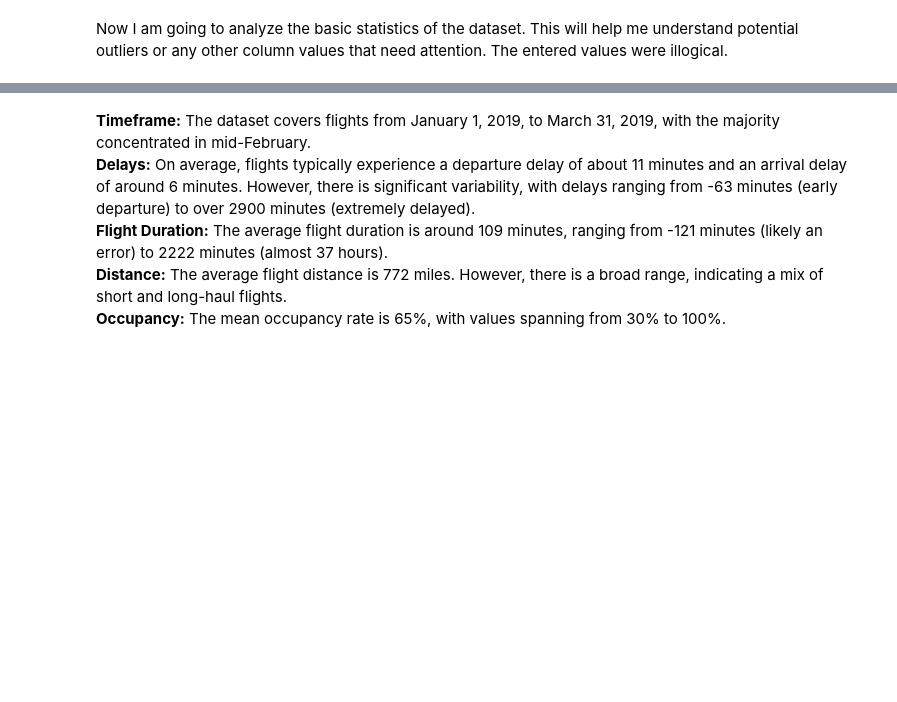
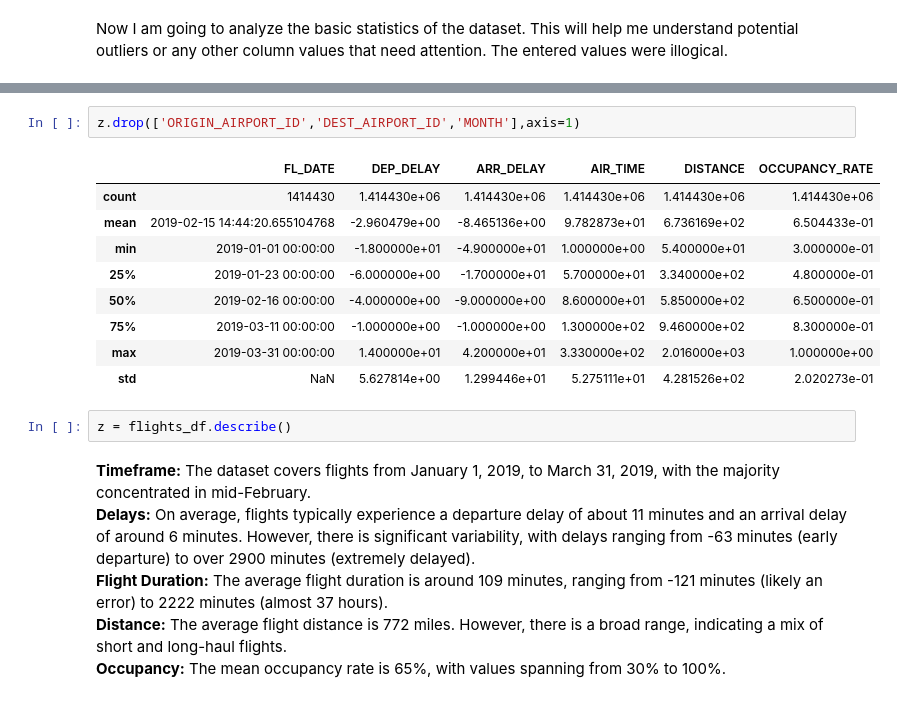
Before and after one commit to Vinay-Kota-1/Baltimore-Crime-Data-Analysis, a Jupyter notebook: C1_Vinay_Airline.ipynb, the cells around one changed output, grey strips where cells are left out. Drawn from its saved outputs; the diff is of its cells as text; blank space fills up the shorter version.

```diff
--- a/C1_Vinay_Airline.ipynb
+++ b/C1_Vinay_Airline.ipynb
@@ -344,3 +330,17 @@ flights_df.describe()
+# %%
+z.drop(['ORIGIN_AIRPORT_ID','DEST_AIRPORT_ID','MONTH'],axis=1)
+# %% [output]
+|  | FL_DATE | DEP_DELAY | ARR_DELAY | AIR_TIME | DISTANCE | OCCUPANCY_RATE |
+| count | 1414430 | 1.414430e+06 | 1.414430e+06 | 1.414430e+06 | 1.414430e+06 | 1.414430e+06 |
+| mean | 2019-02-15 14:44:20.655104768 | -2.960479e+00 | -8.465136e+00 | 9.782873e+01 | 6.736169e+02 | 6.504433e-01 |
+| min | 2019-01-01 00:00:00 | -1.800000e+01 | -4.900000e+01 | 1.000000e+00 | 5.400000e+01 | 3.000000e-01 |
+| 25% | 2019-01-23 00:00:00 | -6.000000e+00 | -1.700000e+01 | 5.700000e+01 | 3.340000e+02 | 4.800000e-01 |
+| 50% | 2019-02-16 00:00:00 | -4.000000e+00 | -9.000000e+00 | 8.600000e+01 | 5.850000e+02 | 6.500000e-01 |
+| 75% | 2019-03-11 00:00:00 | -1.000000e+00 | -1.000000e+00 | 1.300000e+02 | 9.460000e+02 | 8.300000e-01 |
+| max | 2019-03-31 00:00:00 | 1.400000e+01 | 4.200000e+01 | 3.330000e+02 | 2.016000e+03 | 1.000000e+00 |
+| std | NaN | 5.627814e+00 | 1.299446e+01 | 5.275111e+01 | 4.281526e+02 | 2.020273e-01 |
+# %%
+z = flights_df.describe()
 # %% [markdown]
 **Timeframe:** The dataset covers flights from January 1, 2019, to March 31, 2019, with the majority concentrated in mid-February.<br>
 **Delays:** On average, flights typically experience a departure delay of about 11 minutes and an arrival delay of around 6 minutes. However, there is significant variability, with delays ranging from -63 minutes (early departure) to over 2900 minutes (extremely delayed).<br>
```
Also changed, not shown: parts of 9 cells of this notebook.
